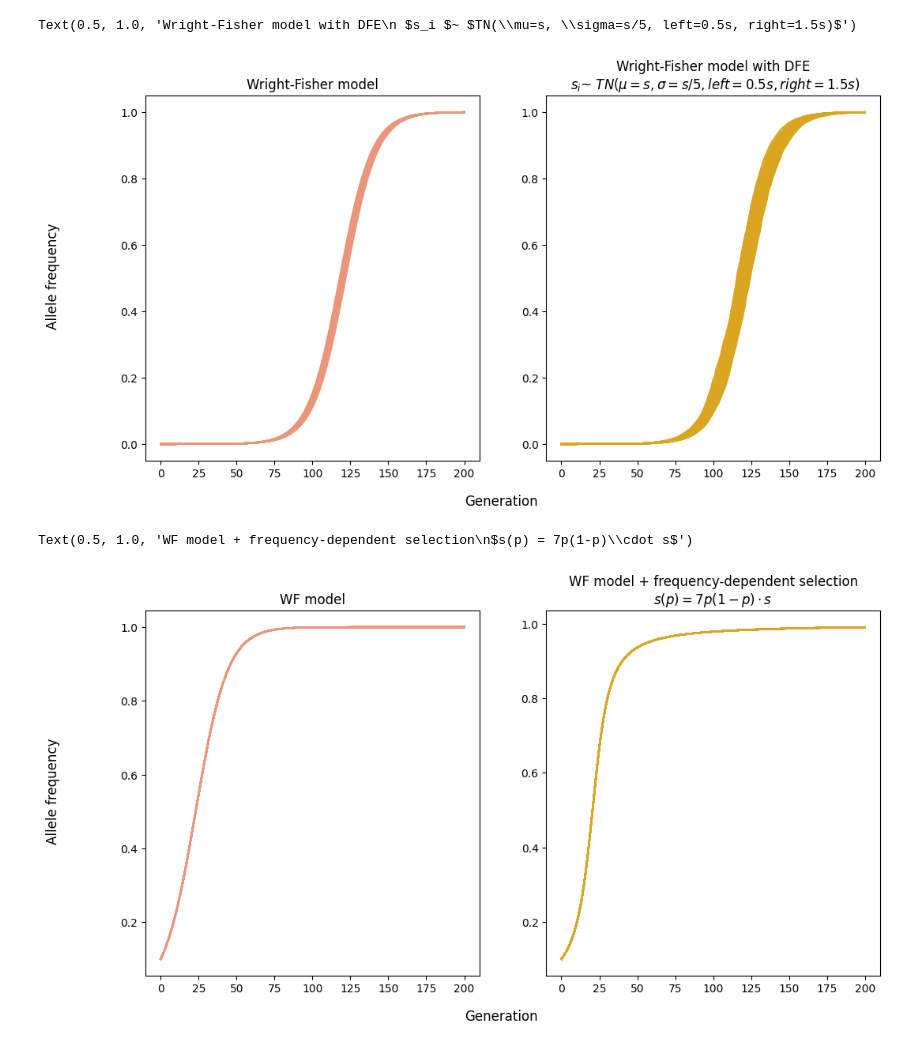
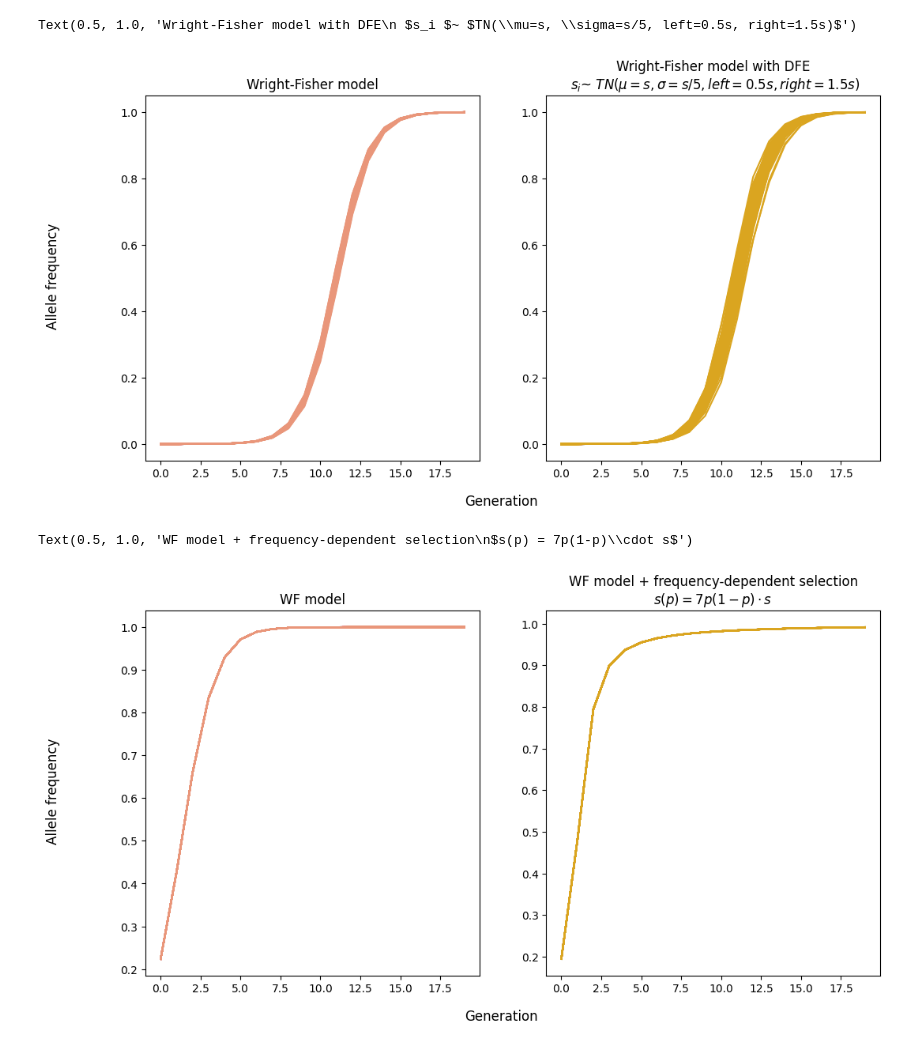
Before and after one commit to nadavbennun1/wf_ext, a Jupyter notebook: models.ipynb, the cells around one changed output. Drawn from its saved outputs; the diff is of its cells as text; code cells hidden in the pictures.

Commit message:
inference, test_sims, sample every 10 gens

```diff
--- a/models.ipynb
+++ b/models.ipynb
@@ -8,6 +8,7 @@ seed = 42
 # %%
 from models import WF_DFE, WF
 import scipy.stats as stats
+from inference_utils import get_dist
 
 # Set the parameters
 N = int(1e8)
@@ -15,45 +16,42 @@ s = 0.1
 mu = 1e-6
 G = 200
 
-lower, upper = 0.5*s, 1.5*s
-u, sigma = s, s/5
-dist = stats.truncnorm(
-        (lower - u) / sigma, (upper - u) / sigma, loc=u, scale=sigma)
+dist = get_dist(s)
 # Plot the results
 fig, ax = plt.subplots(1, 2, figsize=(12, 6))
 
 for i in range(100):
     wf = WF(s, mu, N, G, seed=None) # Run the basic WFmodel
     dfe = WF_DFE(mu, N, G, dist, seed=None) # Run the DFE model
-    ax[0].plot(np.arange(G+1), wf[:,1], color='darksalmon') # Plot the allele frequency
-    ax[1].plot(np.arange(G+1), dfe[:,1], color='goldenrod') # Plot the allele frequency
+    ax[0].plot(np.arange(G//10), wf, color='darksalmon') # Plot the allele frequency
+    ax[1].plot(np.arange(G//10), dfe, color='goldenrod') # Plot the allele frequency
 fig.supxlabel("Generation")
 fig.supylabel("Allele frequency")
 ax[0].set_title("Wright-Fisher model")
 ax[1].set_title("Wright-Fisher model with DFE\n $s_i $~ $TN(\mu=s, \sigma=s/5, left=0.5s, right=1.5s)$")
 # %% [output]
 Text(0.5, 1.0, 'Wright-Fisher model with DFE\n $s_i $~ $TN(\\mu=s, \\sigma=s/5, left=0.5s, right=1.5s)$')
-[figure, old version]
+[figure, new version]
 # %%
 from models import WF_FD
 
 # Plot the results
 fig, ax = plt.subplots(1, 2, figsize=(12, 6))
 
 alpha = 7
 
 for i in range(100):
     wf = WF(s, mu, N, G, seed=None, p_init=0.1) # Run the basic WFmodel
     fd = WF_FD(s, mu, N, G, seed=None, p_init=0.1, alpha = alpha) # Run the DFE model
-    ax[0].plot(np.arange(G+1), wf[:,1], color='darksalmon') # Plot the allele frequency
-    ax[1].plot(np.arange(G+1), fd[:,1], color='goldenrod') # Plot the allele frequency
+    ax[0].plot(np.arange(G//10), wf, color='darksalmon') # Plot the allele frequency
+    ax[1].plot(np.arange(G//10), fd, color='goldenrod') # Plot the allele frequency
 fig.supxlabel("Generation")
 fig.supylabel("Allele frequency")
 ax[0].set_title("WF model")
 ax[1].set_title(f"WF model + frequency-dependent selection\n$s(p) = {alpha}p(1-p)\\cdot s$")
 # %% [output]
 Text(0.5, 1.0, 'WF model + frequency-dependent selection\n$s(p) = 7p(1-p)\\cdot s$')
-[figure, old version]
+[figure, new version]
 # %%
 from models import WF_bottleneck
 
```
Also changed, not shown: parts of 1 cell of this notebook, 13 other files.
